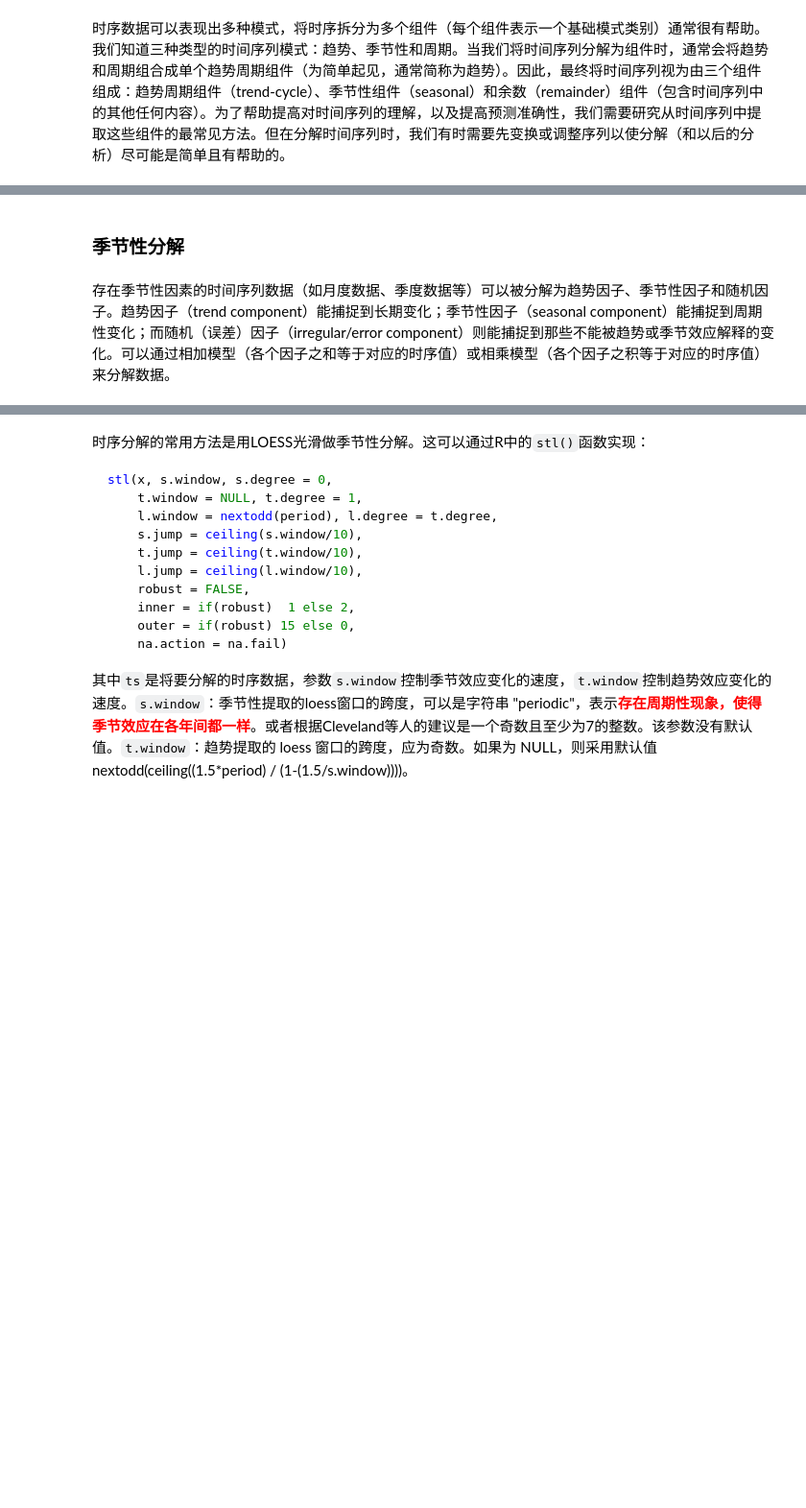
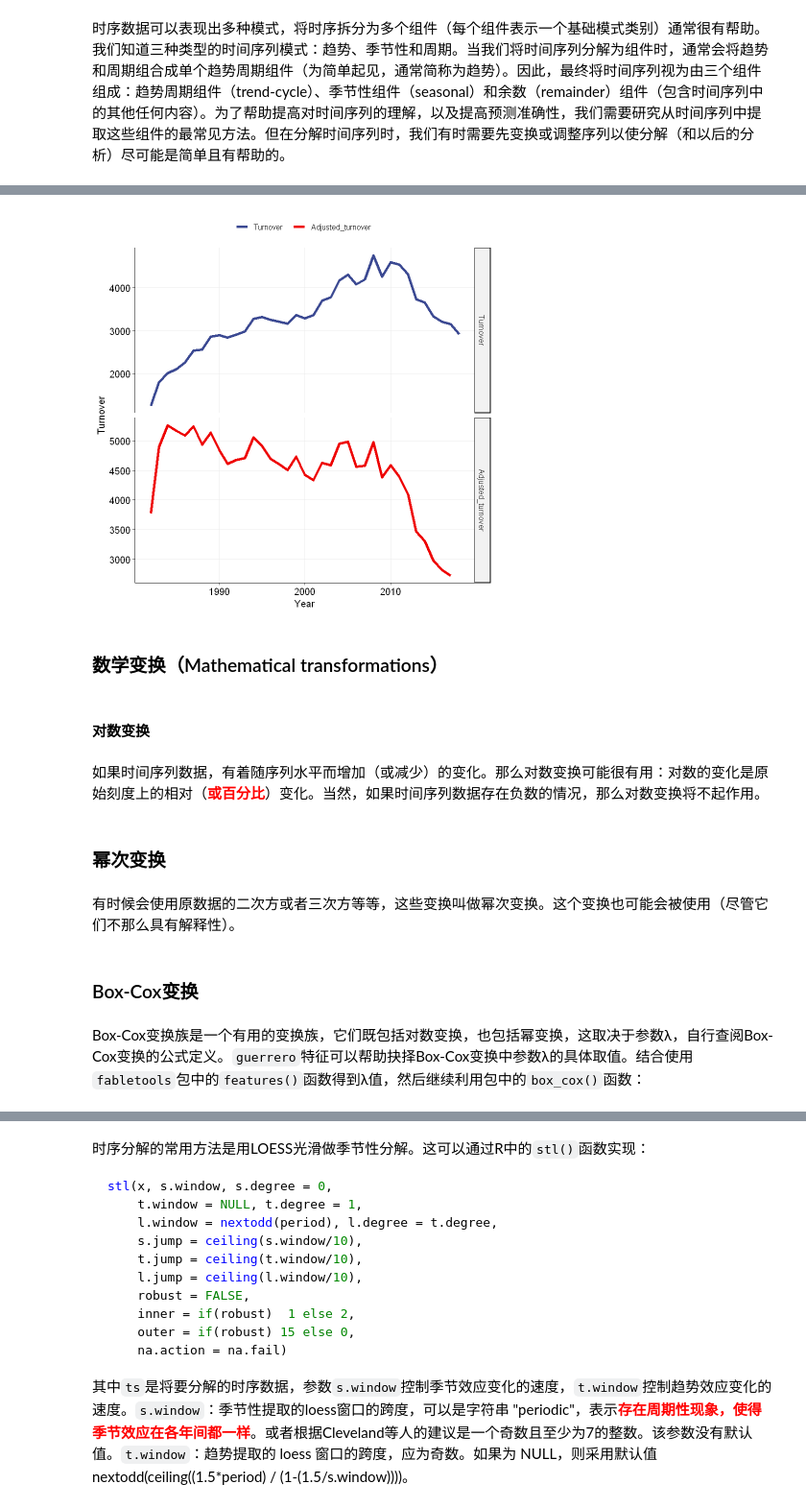
Before and after one commit to zhizhifan/Rtidyverse, a Jupyter notebook: 数据建模.ipynb, the cells around one changed output, grey strips where cells are left out. Shown at 96% size. Cells and saved outputs as stored; diff of their text form; code cells hidden in the pictures; blank space fills up the shorter version.

```diff
--- a/数据建模.ipynb
+++ b/数据建模.ipynb
@@ -1045,0 +1114,7 @@ a10 %>%
+# %%
+print_retail <- aus_retail %>%
+  filter(Industry == "Newspaper and book retailing") %>%
+  group_by(Industry) %>%
+  index_by(Year = year(Month)) %>%
+  summarise(Turnover = sum(Turnover))
+print(print_retail)
@@ -1045,0 +1155,4 @@ a10 %>%
+# %%
+aus_economy <- global_economy %>%
+  filter(Code == "AUS")
+print(aus_economy)
@@ -1045,0 +1175,22 @@ a10 %>%
+# %%
+#! 基期是2009年
+library(tidyverse)
+print_retail %>%
+  left_join(aus_economy, by = "Year") %>%
+  mutate(Adjusted_turnover = Turnover / CPI * 100) %>%
+  pivot_longer(
+    c(Turnover, Adjusted_turnover),
+    values_to = "Turnover",
+    names_to = "kinds"
+  ) %>%
+  mutate(kinds = fct(kinds)) %>%
+  ggplot(aes(x = Year, y = Turnover)) +
+  geom_line(aes(color = kinds), linewidth = 1.5) +
+  ggsci::scale_color_aaas() +
+  facet_grid(kinds ~ ., scales = "free_y") +
+  ggpubr::theme_pubr() +
+  theme(
+    panel.grid.major = element_line(),
+    legend.title = element_blank()
+  )
+# %% [output]
@@ -1046,4 +1199,15 @@ a10 %>%
+[figure, added]
+# %% [markdown]
+### 数学变换（Mathematical transformations）
 # %% [markdown]
-### 季节性分解
+#### 对数变换
-# %% [markdown]
-存在季节性因素的时间序列数据（如月度数据、季度数据等）可以被分解为趋势因子、季节性因子和随机因子。趋势因子（trend component）能捕捉到长期变化；季节性因子（seasonal component）能捕捉到周期性变化；而随机（误差）因子（irregular/error component）则能捕捉到那些不能被趋势或季节效应解释的变化。可以通过相加模型（各个因子之和等于对应的时序值）或相乘模型（各个因子之积等于对应的时序值）来分解数据。
+# %% [markdown]
+如果时间序列数据，有着随序列水平而增加（或减少）的变化。那么对数变换可能很有用：对数的变化是原始刻度上的相对（<span style = 'color:red'><strong>或百分比</strong></span>）变化。当然，如果时间序列数据存在负数的情况，那么对数变换将不起作用。
+# %% [markdown]
+### 幂次变换
+# %% [markdown]
+有时候会使用原数据的二次方或者三次方等等，这些变换叫做幂次变换。这个变换也可能会被使用（尽管它们不那么具有解释性）。
+# %% [markdown]
+### Box-Cox变换
+# %% [markdown]
+Box-Cox变换族是一个有用的变换族，它们既包括对数变换，也包括幂变换，这取决于参数λ，自行查阅Box-Cox变换的公式定义。`guerrero`特征可以帮助抉择Box-Cox变换中参数λ的具体取值。结合使用`fabletools`包中的`features()`函数得到λ值，然后继续利用包中的`box_cox()`函数：
```
Also changed, not shown: parts of 60 cells of this notebook, 10 other files.
